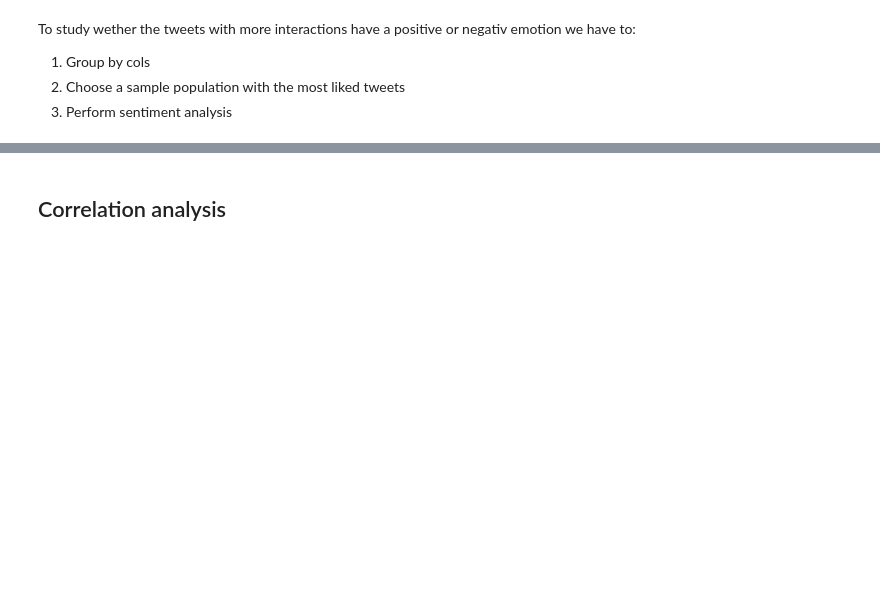
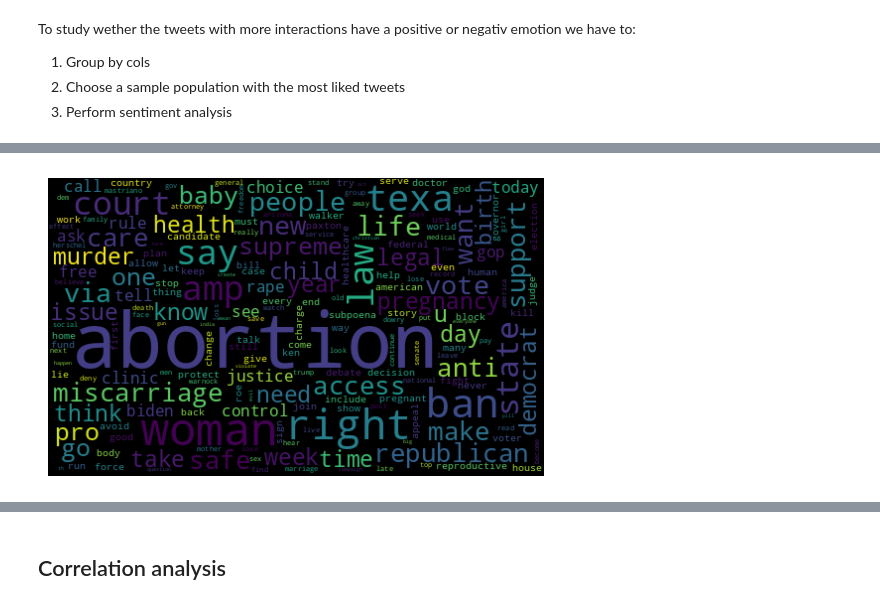
Before and after one commit to Oliph/MiscarriageTwitterAnalysis, a Jupyter notebook: Clean_miscarriage.ipynb, the cells around one changed output, grey strips where cells are left out. Cells and saved outputs as stored; diff of their text form; code cells hidden in the pictures; blank space fills up the shorter version.

```diff
--- a/Clean_miscarriage.ipynb
+++ b/Clean_miscarriage.ipynb
@@ -567,10 +515,10 @@ To study wether the tweets with more interactions have a positive or negativ emo
 2. Choose a sample population with the most liked tweets
 3. Perform sentiment analysis
 # %%
-#Anlyze all tweets to get the most positive and the most negative ones
+#Analyze all tweets to get the most positive and the most negative ones
 #Choose only the relevant columns for the study
 
-df_allsentiment = df[['clean_text', 'author.username', 'public_metrics.retweet_count', 'public_metrics.reply_count', 'public_metrics.like_count']]
+df_allsentiment = df[['created_at', 'author.username', 'public_metrics.retweet_count', 'public_metrics.reply_count', 'public_metrics.like_count', 'clean_text', 'event']]
 df_allsentiment.rename(columns = {'clean_text':'text'}, inplace = True)
 
 def sentiment_analysis_polarity_NLTK(df):
@@ -604,4 +552,4 @@ def sentiment_analysis_polarity_NLTK(df):
     return df
 
 
-df_allsentiment = sentiment_analysis_polarity_NLTK(df_allsentiment)
+df_allsentiment_transformed = sentiment_analysis_polarity_NLTK(df_allsentiment)
@@ -614,5 +580,5 @@ def subjectivity(text):
 def polarity(text):
     return TextBlob(text).sentiment.polarity
 
-df_allsentiment['subjectivity'] = df_allsentiment['text'].apply(subjectivity)
-df_allsentiment['polarity'] = df_allsentiment['text'].apply(polarity)
+df_allsentiment_transformed['subjectivity'] = df_allsentiment_transformed['text'].apply(subjectivity)
+df_allsentiment_transformed['polarity'] = df_allsentiment_transformed['text'].apply(polarity)
@@ -619,12 +596,14 @@ df_allsentiment['polarity'] = df_allsentiment['text'].apply(polarity)
 # %%
 #Plot word cloud
 #Important to add the collocations=False, otherwise we will get composite word results as 'Abortion ban', 'Abortion law', etc.
-allWords = ' '.join( [text.strip() for text in df_allsentiment['text']] )
+allWords = ' '.join( [text.strip() for text in df_allsentiment_transformed['text']] )
 wordCloud = WordCloud(width = 500, height = 300, random_state = 21, collocations = False).generate(allWords)
 
 plt.imshow(wordCloud, interpolation = 'bilinear')
 plt.axis('off')
 plt.show()
+# %% [output]
+[figure, added]
 # %%
 def getAnalysis(score):
     if score < 0:
```
Also changed, not shown: parts of 38 cells of this notebook.
